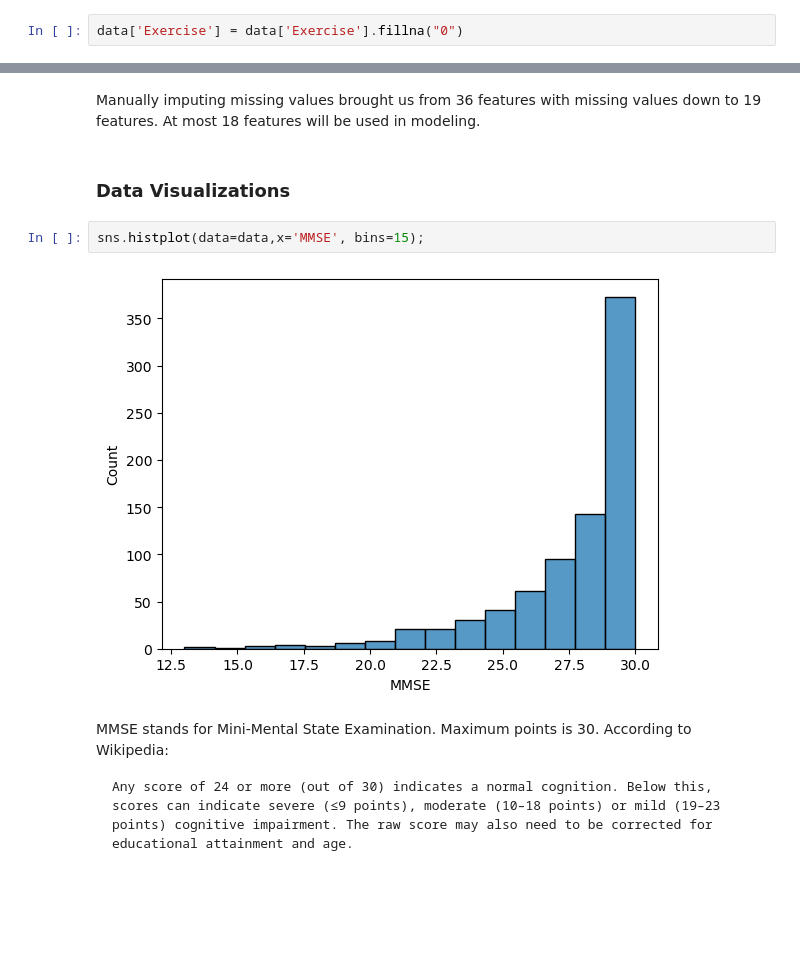
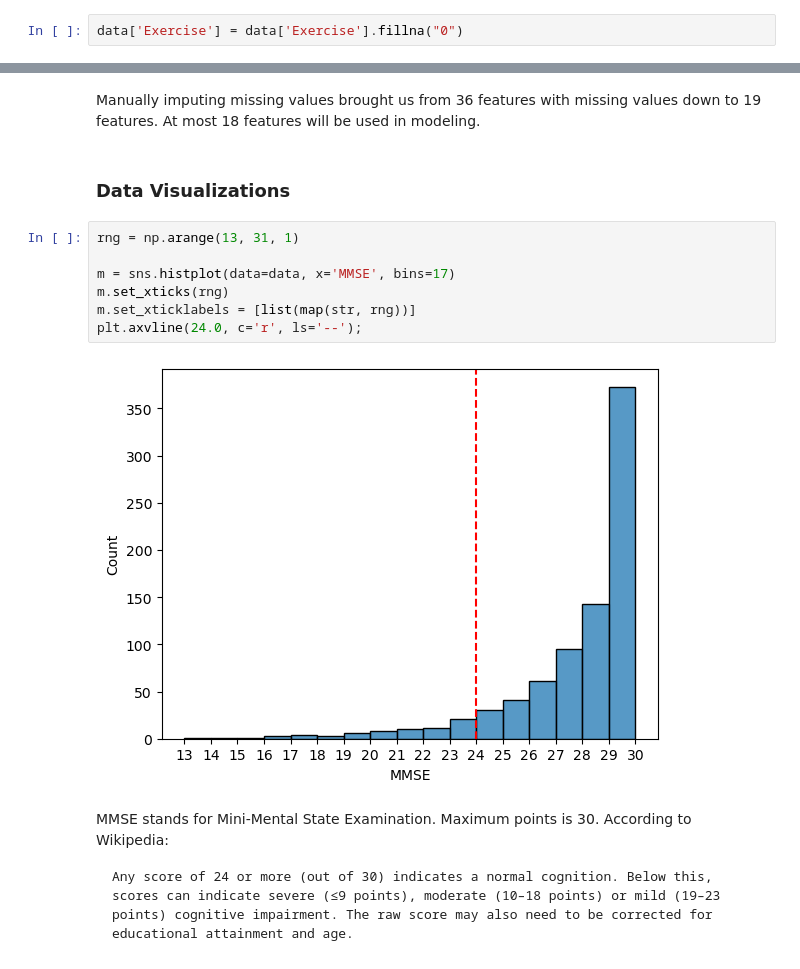
Before and after one commit to rfryrice/data-science, a Jupyter notebook: Project 3 - Detecting Sarcopenia.ipynb, the cells around one changed output, grey strips where cells are left out. Drawn from its saved outputs; the diff is of its cells as text; blank space fills up the shorter version.

````diff
--- a/Project 3 - Detecting Sarcopenia.ipynb
+++ b/Project 3 - Detecting Sarcopenia.ipynb
@@ -316,14 +337,19 @@ Low grip strength         137
 STAR                        8
 BMI                         2
 dtype: int64
-# %% [markdown]
-Manually imputing missing values brought us from 36 features with missing values down to 19 features. At most 18 features will be used in modeling.
+# %% [markdown]
+Manually imputing missing values brought us from 36 features with missing values down to 19 features. At most 18 features will be used in modeling.
 # %% [markdown]
 ### Data Visualizations
 # %%
-sns.histplot(data=data,x='MMSE', bins=15);
+rng = np.arange(13, 31, 1)
+
+m = sns.histplot(data=data, x='MMSE', bins=17)
+m.set_xticks(rng)
+m.set_xticklabels = [list(map(str, rng))]
+plt.axvline(24.0, c='r', ls='--');
 # %% [output]
-[figure, old version]
+[figure, new version]
 # %% [markdown]
 MMSE stands for Mini-Mental State Examination. Maximum points is 30. According to Wikipedia:
 ```
````
Also changed, not shown: parts of 26 cells of this notebook.
